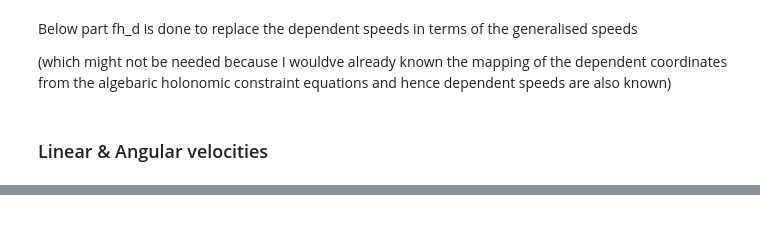
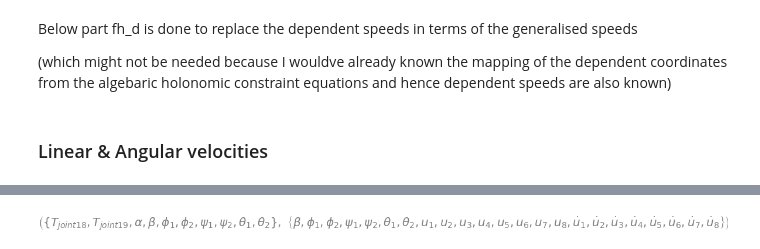
Before and after one commit to Soorajvasu/Biomechanics_math_modelling, a Jupyter notebook: torso_mechanism/torso dynamics/torso_dynamics.ipynb, the cells around one changed output, grey strips where cells are left out. Cells and saved outputs as stored; diff of their text form; code cells hidden in the pictures; blank space fills up the shorter version.

```diff
--- a/torso_mechanism/torso dynamics/torso_dynamics.ipynb
+++ b/torso_mechanism/torso dynamics/torso_dynamics.ipynb
@@ -213,0 +263,35 @@ C1.vel(N)
+# %%
+points = [T, C1, R1, C2, R2]
+forces = [R_T, R_C1, R_R1, R_C2, R_R2]
+masses = [m_t, m_c, m_r ,m_c, m_r]
+
+frames = [B, U1, L1, U2, L2]
+torques = [T_B, T_U1, T_L1, T_U2, T_L2]
+inertias = [I_B_Bo, I_U1_U1o, I_L1_L1o, I_U2_U2o, I_L2_L2o]
+
+Fr_bar = []
+Frs_bar = []
+
+for ur in [u1, u2]:
+
+    Fr = 0
+    Frs = 0
+
+    for Pi, Ri, mi in zip(points, forces, masses):
+        vr = Pi.vel(N).diff(ur, N)
+        Fr += vr.dot(Ri)
+        Rs = -mi*Pi.acc(N)
+        Frs += vr.dot(Rs)
+
+    for Fi, Ti, Ii in zip(frames, torques, inertias):
+        wr = Fi.ang_vel_in(N).diff(ur, N)
+        Fr += wr.dot(Ti)
+        Ts = -(Fi.ang_acc_in(N).dot(Ii) +
+               me.cross(Fi.ang_vel_in(N), Ii).dot(Fi.ang_vel_in(N)))
+        Frs += wr.dot(Ts)
+
+    Fr_bar.append(Fr)
+    Frs_bar.append(Frs)
+
+Fr = sp.Matrix(Fr_bar)
+Frs = sp.Matrix(Frs_bar)
@@ -213,0 +302,4 @@ C1.vel(N)
+# %%
+me.find_dynamicsymbols(Fr), me.find_dynamicsymbols(Frs)
+# %% [output]
+[figure, added]
```
Also changed, not shown: parts of 22 cells of this notebook, 1 other file.
